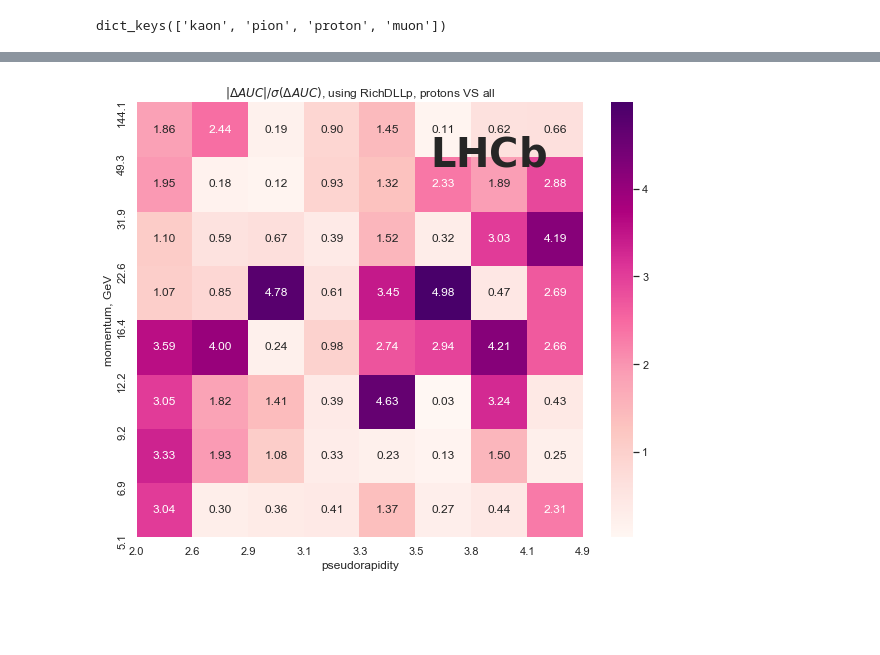
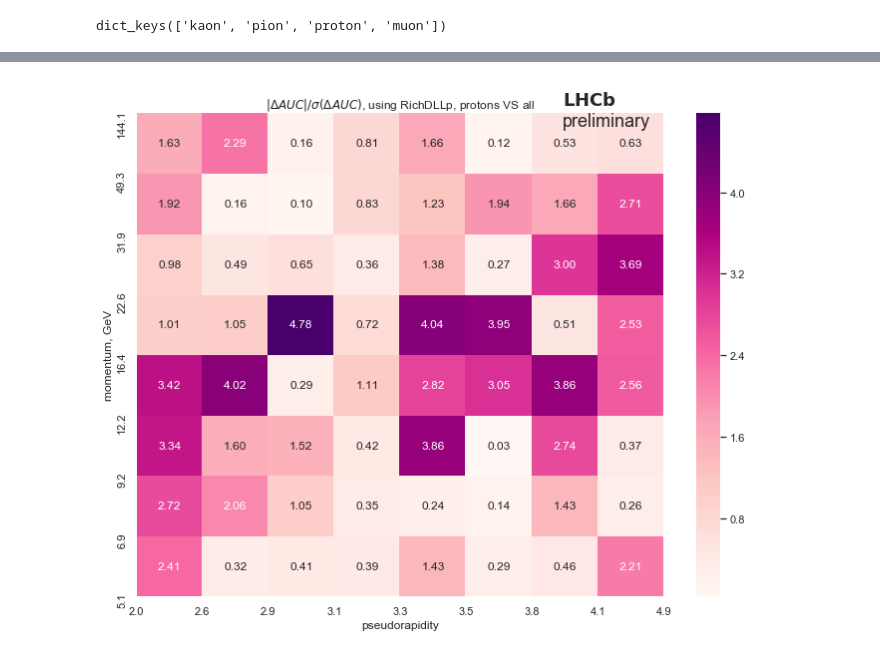
Before and after one commit to SiLiKhon/RichGANatACAT2019, a Jupyter notebook: MakePlots.ipynb, the cells around one changed output, grey strips where cells are left out. Cells and saved outputs as stored; diff of their text form; code cells hidden in the pictures; blank space fills up the shorter version.

Commit message:
LHCb Preliminary

```diff
--- a/MakePlots.ipynb
+++ b/MakePlots.ipynb
@@ -71,6 +71,7 @@ pd.to_pickle(distances, 'distances.pkl')
 import time
 # %%
 import matplotlib.patches as mpatches
+lhcb_label = mpatches.Patch(alpha=0, label=r'$\bf LHCb$''\npreliminary')
 
 def get_percentile_range(array, weights, percentile, min_sumw=100):
     if weights.sum() < min_sumw:
@@ -112,7 +113,6 @@ def plot_hist_real_vs_gen(df, col, ax=None, selection=None, n_bins=None, linear=
     if ax is None:
         fig, ax = plt.subplots()
 
-    lhcb_label = mpatches.Patch(alpha=0, label=r'$\bf LHCb$')
     _, _, h_real = ax.hist(real, weights=w, bins=bins, label='real')
     _, _, h_gen  = ax.hist(gen , weights=w, bins=bins, label='gen', alpha=0.5)
     if not linear:
@@ -233,7 +233,6 @@ l3, r3 = get_percentile_range(data['proton'].test.Brunel_ETA.values, data['proto
 l4, r4 = get_percentile_range(data['pion'  ].test.Brunel_ETA.values, data['pion'  ].test.probe_sWeight.values, percentile=0.01)
 
 bins = np.linspace(min(l1, l2, l3, l4), max(r1, r2, r3, r4), 100)
-lhcb_label = mpatches.Patch(alpha=0, label=r'$\bf LHCb$')
 _, _, h_muon   = plt.hist(data['muon'  ].test.Brunel_ETA, weights=data['muon'  ].test.probe_sWeight, label='muon'  , bins=bins, density=True, histtype='step')
 _, _, h_kaon   = plt.hist(data['kaon'  ].test.Brunel_ETA, weights=data['kaon'  ].test.probe_sWeight, label='kaon'  , bins=bins, density=True, histtype='step')
 _, _, h_proton = plt.hist(data['proton'].test.Brunel_ETA, weights=data['proton'].test.probe_sWeight, label='proton', bins=bins, density=True, histtype='step')
@@ -258,7 +257,6 @@ l4, r4 = get_percentile_range(data['pion'  ].test.Brunel_P.values / 1000, data['
 l = min(l1, l2, l3, l4)
 r = max(r1, r2, r3, r4)
 bins = np.logspace(np.log10(l), np.log10(r), 100)
-lhcb_label = mpatches.Patch(alpha=0, label=r'$\bf LHCb$')
 _, _, h_muon   = plt.hist(data['muon'  ].test.Brunel_P / 1000, weights=data['muon'  ].test.probe_sWeight, label='muon'  , bins=bins, density=True, histtype='step')
 _, _, h_kaon   = plt.hist(data['kaon'  ].test.Brunel_P / 1000, weights=data['kaon'  ].test.probe_sWeight, label='kaon'  , bins=bins, density=True, histtype='step')
 _, _, h_proton = plt.hist(data['proton'].test.Brunel_P / 1000, weights=data['proton'].test.probe_sWeight, label='proton', bins=bins, density=True, histtype='step')
@@ -372,13 +370,13 @@ nbins = [8, 8]
 plt.figure(figsize=(10, 8))
 plot_delta_auc_heatmap(particles, signal_particle, variable, bin_cols, nbins,
                        title=r"$|\Delta AUC| / \sigma(\Delta AUC)$, using RichDLLk, kaons VS all",
-                       n_bootstrap=50)
-lhcb_label = mpatches.Patch(alpha=0, label=r'$\bf LHCb$')
-plt.legend(handles=[lhcb_label], frameon=False, prop={'size' : 40})
+                       n_bootstrap=200)
+plt.legend(handles=[lhcb_label], frameon=False, prop={'size' : 18}, loc=(0.7, 0.95))
 
 file_name = "DeltaAUC_{variable}_{signal_particle}_vs_all.pdf".format(
     variable=variable, signal_particle=signal_particle,
 )
+plt.tight_layout()
 plt.savefig(os.path.join(output_dir, file_name))
 # %% [output]
 [interactive output not drawn]
@@ -386,25 +384,25 @@ plt.savefig(os.path.join(output_dir, file_name))
 # %%
 particles = ['pion', 'kaon', 'proton', 'muon']
 signal_particle = 'proton'
 variable = 'RichDLLp'
 bin_cols = ['Brunel_P', 'Brunel_ETA']
 nbins = [8, 8]
 
 plt.figure(figsize=(10, 8))
 plot_delta_auc_heatmap(particles, signal_particle, variable, bin_cols, nbins,
                        title=r"$|\Delta AUC| / \sigma(\Delta AUC)$, using {}, {}s VS all".format(
                            variable, signal_particle),
-                       n_bootstrap=50)
-lhcb_label = mpatches.Patch(alpha=0, label=r'$\bf LHCb$')
-plt.legend(handles=[lhcb_label], frameon=False, prop={'size' : 40})
+                       n_bootstrap=200)
+plt.legend(handles=[lhcb_label], frameon=False, prop={'size' : 18}, loc=(0.7, 0.95))
 
 file_name = "DeltaAUC_{variable}_{signal_particle}_vs_all.pdf".format(
     variable=variable, signal_particle=signal_particle,
 )
+plt.tight_layout()
 plt.savefig(os.path.join(output_dir, file_name))
 # %% [output]
 [interactive output not drawn]
-[figure, old version]
+[figure, new version]
 # %%
 particles = ['pion', 'kaon', 'proton', 'muon']
 signal_particle = 'muon'
```
Also changed, not shown: parts of 4 cells of this notebook.
